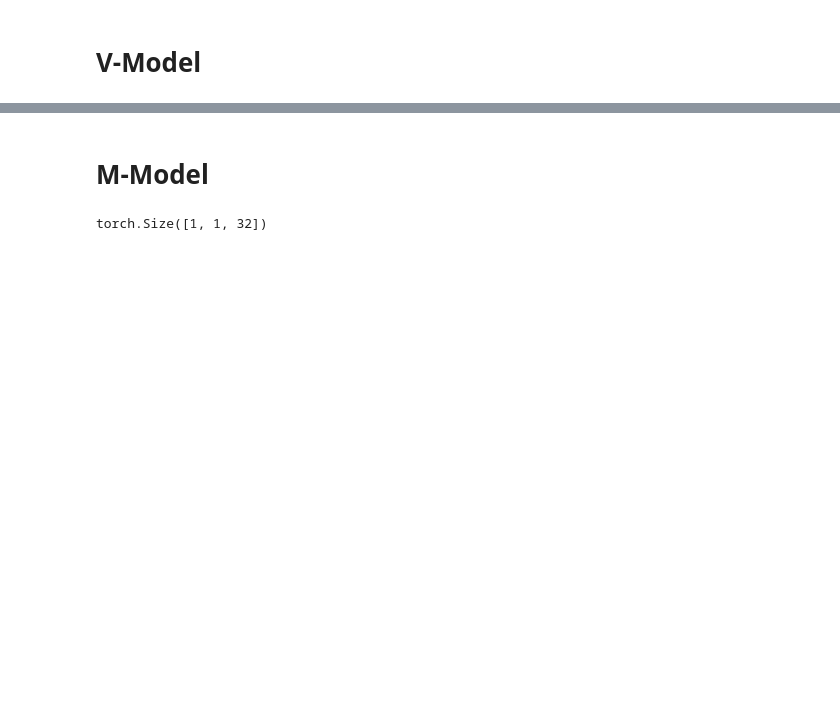
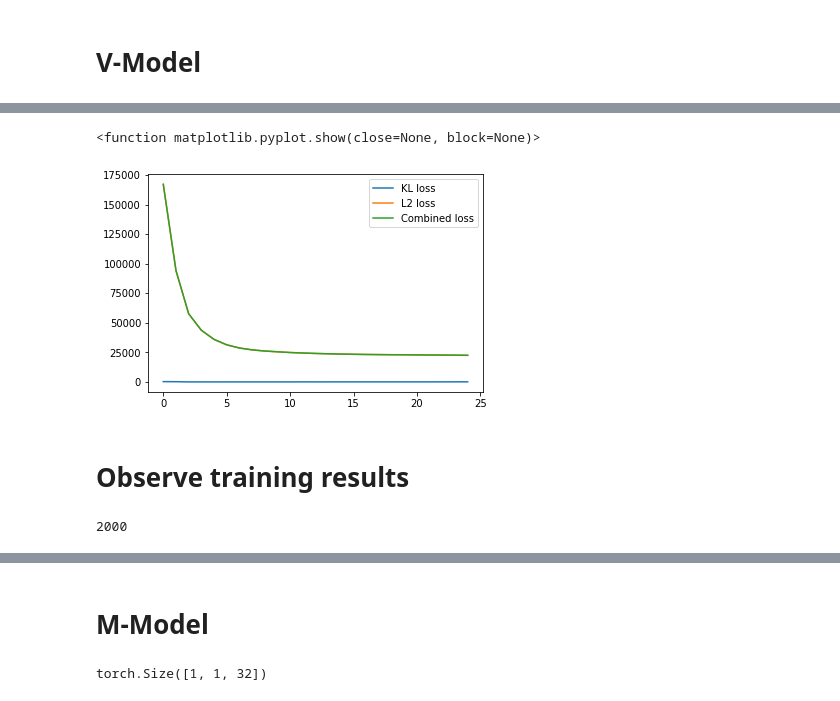
Before and after one commit to BY571/World-Models, a Jupyter notebook: World-Models-Notebook.ipynb, the cells around one changed output, grey strips where cells are left out. Cells and saved outputs as stored; diff of their text form; code cells hidden in the pictures; blank space fills up the shorter version.

```diff
--- a/World-Models-Notebook.ipynb
+++ b/World-Models-Notebook.ipynb
@@ -224,0 +272,5 @@ tensor([[[[0.4784, 0.4792, 0.4793,  ..., 0.4775, 0.4792, 0.4780],
+# %%
+# Create Dataset of states
+set = torch.cat(states, dim=0)
+dataset = TensorDataset(set)
+dataloader = DataLoader(dataset, batch_size=256, shuffle=True)
@@ -224,0 +284,9 @@ tensor([[[[0.4784, 0.4792, 0.4793,  ..., 0.4775, 0.4792, 0.4780],
+# %%
+Epochs = 25
+losses = {"loss1": [], "loss2": [], "loss": []}
+for i in range(Epochs):
+    loss1, loss2 = V_model.train(dataloader)
+    print("Epoch: {} | kl_loss: {:.2f} | l2_loss: {:.2f}".format(i, loss1, loss2))
+    losses["loss1"].append(loss1)
+    losses["loss2"].append(loss2)
+    losses["loss"].append(loss1+loss2)
@@ -224,0 +311,17 @@ tensor([[[[0.4784, 0.4792, 0.4793,  ..., 0.4775, 0.4792, 0.4780],
+# %%
+import matplotlib.pyplot as plt
+plt.plot(losses["loss1"], label="KL loss")
+plt.plot(losses["loss2"], label="L2 loss")
+plt.plot(losses["loss"], label="Combined loss")
+plt.legend()
+
+plt.show
+# %% [output]
+<function matplotlib.pyplot.show(close=None, block=None)>
+[figure, added]
+# %% [markdown]
+# Observe training results
+# %%
+len(states)
+# %% [output]
+2000
```
Also changed, not shown: parts of 25 cells of this notebook.
